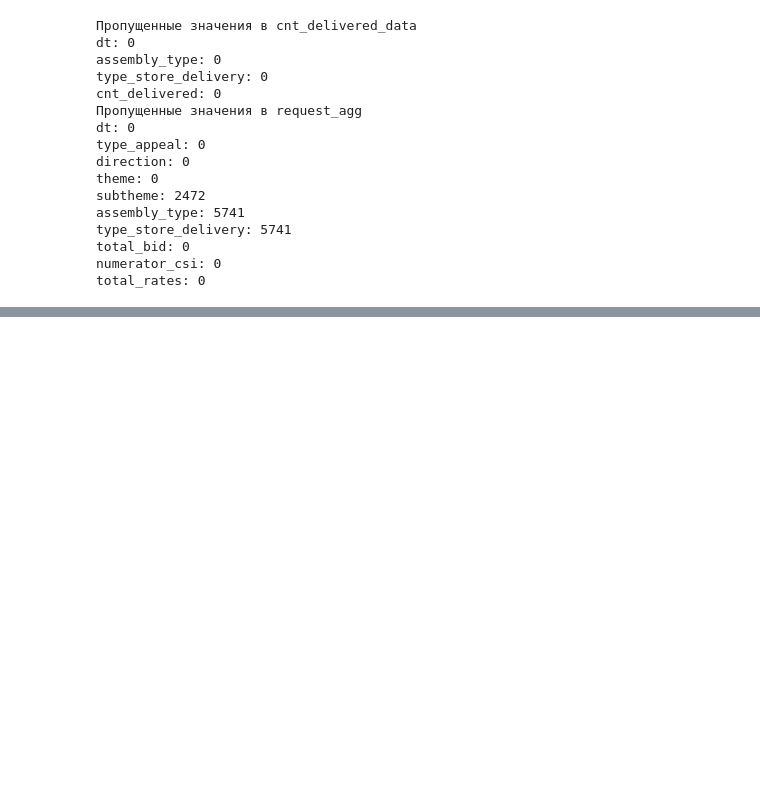
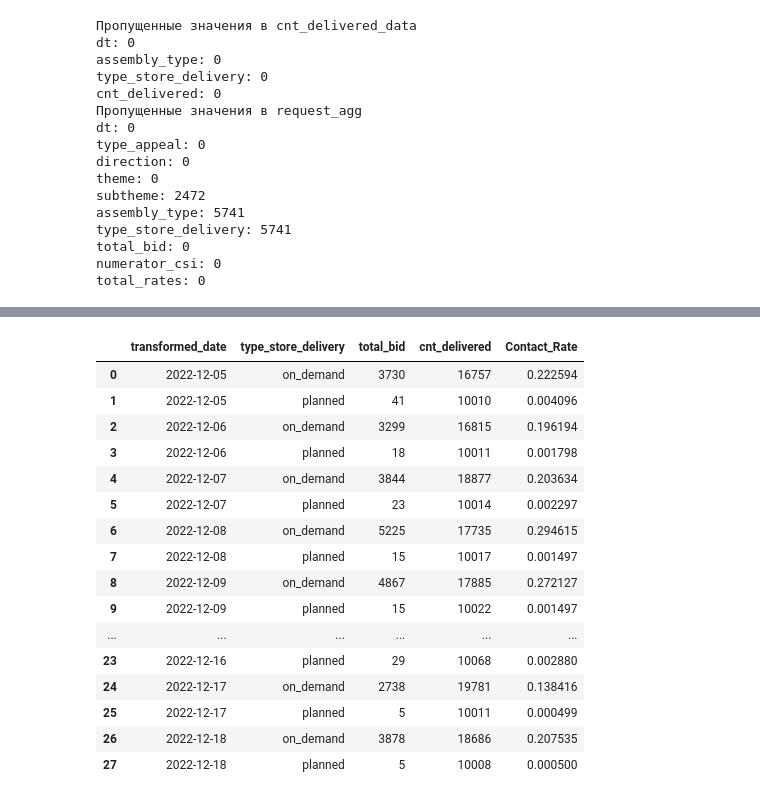
Before and after one commit to AlexProductAnalyst/PORTFOLIO, a Jupyter notebook: Sbermarket_data_analysis/Sbermarket_data_analysis.ipynb, the cells around one changed output, grey strips where cells are left out. Saved outputs shown, nothing was run; the diff lists cells and outputs as text; code cells hidden in the pictures; blank space fills up the shorter version.

```diff
--- a/Sbermarket_data_analysis/Sbermarket_data_analysis.ipynb
+++ b/Sbermarket_data_analysis/Sbermarket_data_analysis.ipynb
@@ -153,0 +253,36 @@ print(request_agg.sample(5))
+# %%
+# анализируем СR по внешней сборке
+
+# Создаем DataFrame c CR о внешней сборке в различных срезах
+CR_outer_requests1 = request_agg\
+    .query("assembly_type == 'внешняя'")\
+    .groupby(["transformed_date","type_store_delivery"], as_index=False)\
+    .agg({"total_bid": "sum"})
+
+CR_outer_orders1 = cnt_delivered_data\
+    .query("assembly_type == 'внешняя'")\
+    .groupby(["transformed_date","type_store_delivery"], as_index=False)\
+    .agg({"cnt_delivered": "sum"})
+
+CR_outer1 = CR_outer_requests1.merge(CR_outer_orders1, on=["transformed_date", "type_store_delivery"], how="inner")
+CR_outer1["Contact_Rate"] = CR_outer1["total_bid"]/CR_outer1["cnt_delivered"]
+
+CR_outer1
+# %% [output]
+|  | transformed_date | type_store_delivery | total_bid | cnt_delivered | Contact_Rate |
+| 0 | 2022-12-05 | on_demand | 3730 | 16757 | 0.222594 |
+| 1 | 2022-12-05 | planned | 41 | 10010 | 0.004096 |
+| 2 | 2022-12-06 | on_demand | 3299 | 16815 | 0.196194 |
+| 3 | 2022-12-06 | planned | 18 | 10011 | 0.001798 |
+| 4 | 2022-12-07 | on_demand | 3844 | 18877 | 0.203634 |
+| 5 | 2022-12-07 | planned | 23 | 10014 | 0.002297 |
+| 6 | 2022-12-08 | on_demand | 5225 | 17735 | 0.294615 |
+| 7 | 2022-12-08 | planned | 15 | 10017 | 0.001497 |
+| 8 | 2022-12-09 | on_demand | 4867 | 17885 | 0.272127 |
+| 9 | 2022-12-09 | planned | 15 | 10022 | 0.001497 |
+| ... | ... | ... | ... | ... | ... |
+| 23 | 2022-12-16 | planned | 29 | 10068 | 0.002880 |
+| 24 | 2022-12-17 | on_demand | 2738 | 19781 | 0.138416 |
+| 25 | 2022-12-17 | planned | 5 | 10011 | 0.000499 |
+| 26 | 2022-12-18 | on_demand | 3878 | 18686 | 0.207535 |
+| 27 | 2022-12-18 | planned | 5 | 10008 | 0.000500 |
```
Also changed, not shown: parts of 10 cells of this notebook.
